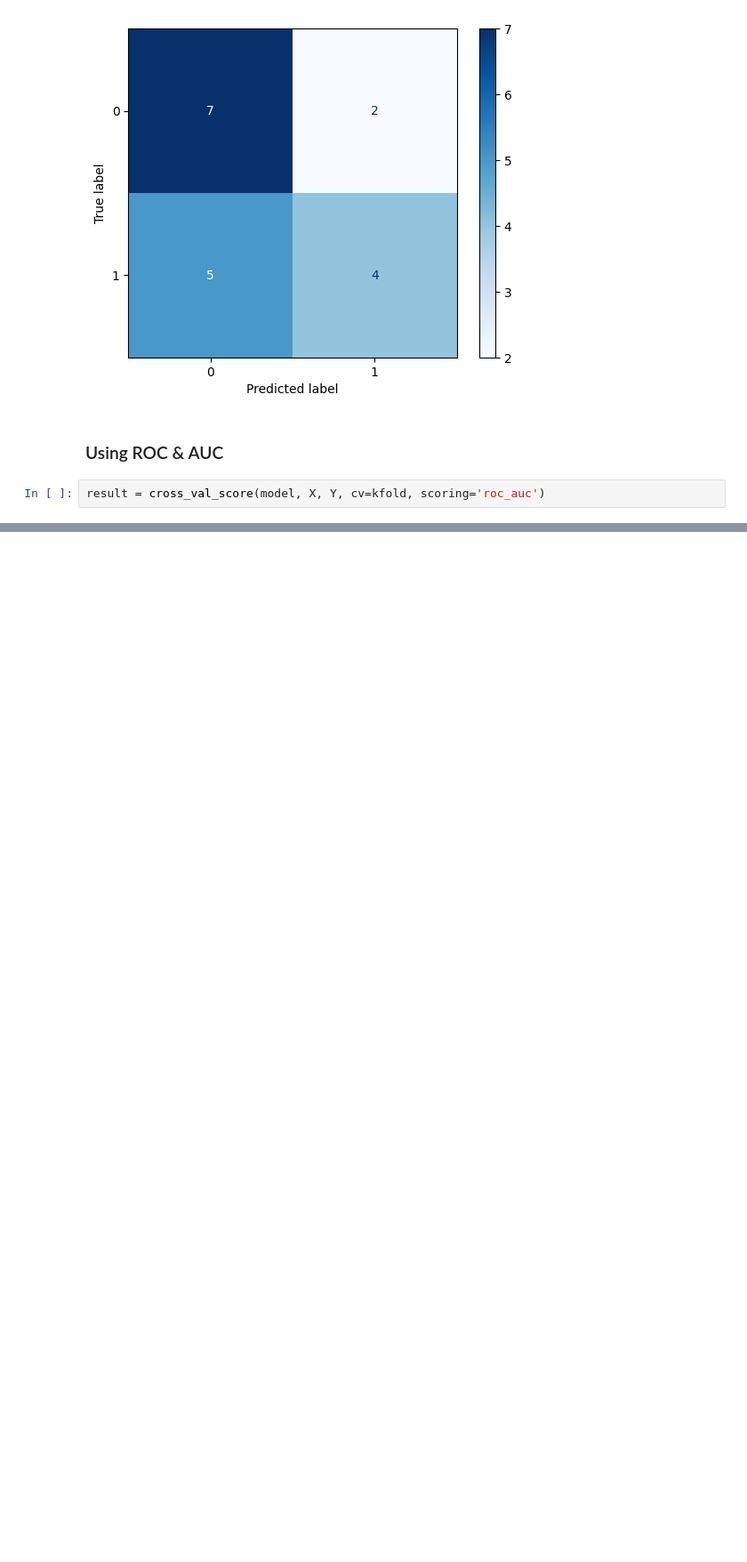
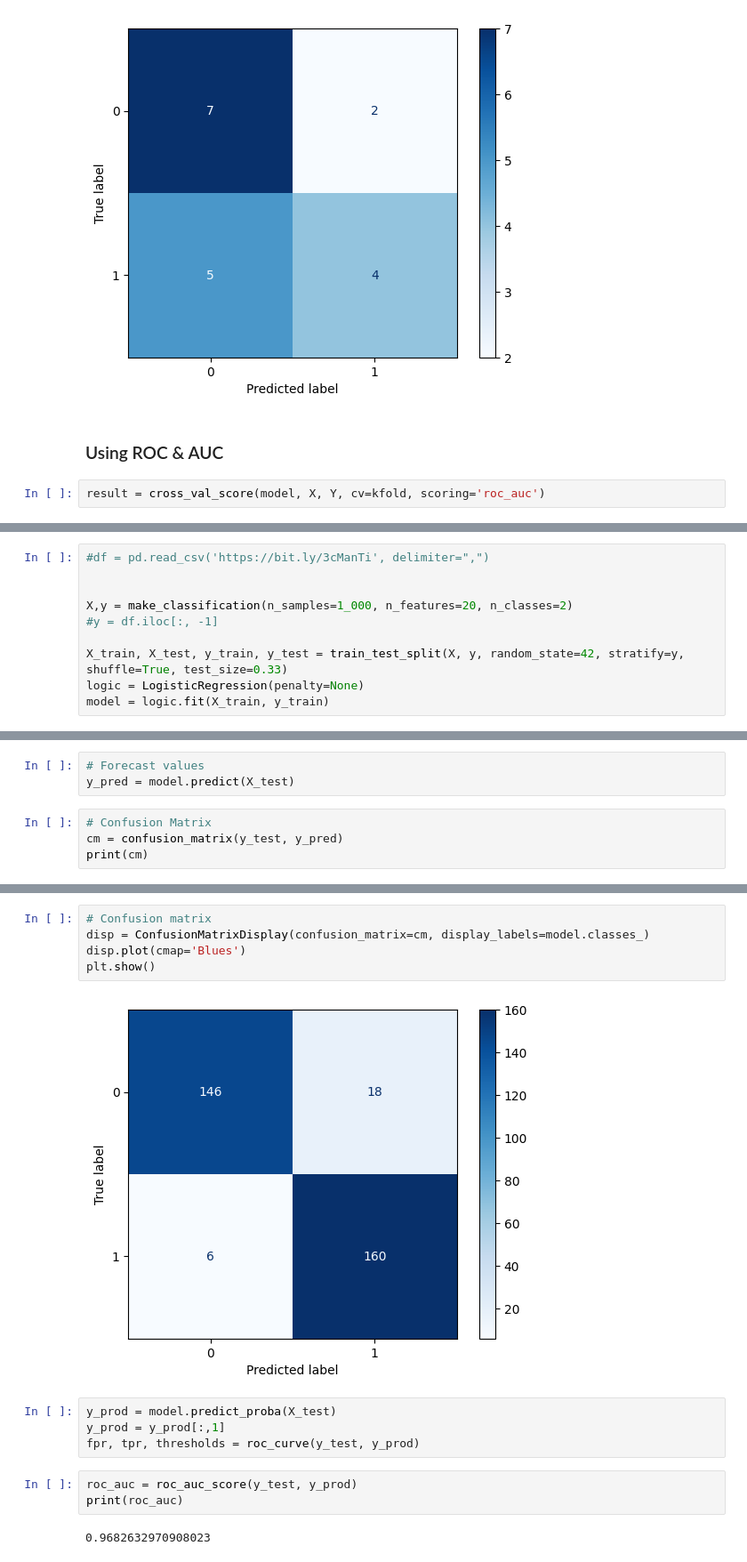
Before and after one commit to Evghost1/Machine-Learning, a Jupyter notebook: Essential Math for Data Science/6. Confusion Matrices.ipynb, the cells around one changed output, grey strips where cells are left out. Shown at 89% size. Cells and saved outputs as stored; diff of their text form; blank space fills up the shorter version.

```diff
--- a/Essential Math for Data Science/6. Confusion Matrices.ipynb
+++ b/Essential Math for Data Science/6. Confusion Matrices.ipynb
@@ -143,0 +118,10 @@ sms.L
+# %%
+#df = pd.read_csv('https://bit.ly/3cManTi', delimiter=",")
+
+
+X,y = make_classification(n_samples=1_000, n_features=20, n_classes=2)
+#y = df.iloc[:, -1]
+
+X_train, X_test, y_train, y_test = train_test_split(X, y, random_state=42, stratify=y, shuffle=True, test_size=0.33)
+logic = LogisticRegression(penalty=None)
+model = logic.fit(X_train, y_train)
@@ -143,0 +135,7 @@ sms.L
+# %%
+# Forecast values
+y_pred = model.predict(X_test)
+# %%
+# Confusion Matrix
+cm = confusion_matrix(y_test, y_pred)
+print(cm)
@@ -143,0 +157,16 @@ sms.L
+# %%
+# Confusion matrix
+disp = ConfusionMatrixDisplay(confusion_matrix=cm, display_labels=model.classes_)
+disp.plot(cmap='Blues')
+plt.show()
+# %% [output]
+[figure, added]
+# %%
+y_prod = model.predict_proba(X_test)
+y_prod = y_prod[:,1]
+fpr, tpr, thresholds = roc_curve(y_test, y_prod)
+# %%
+roc_auc = roc_auc_score(y_test, y_prod)
+print(roc_auc)
+# %% [output]
+0.9682632970908023
```
Also changed, not shown: parts of 16 cells of this notebook.
